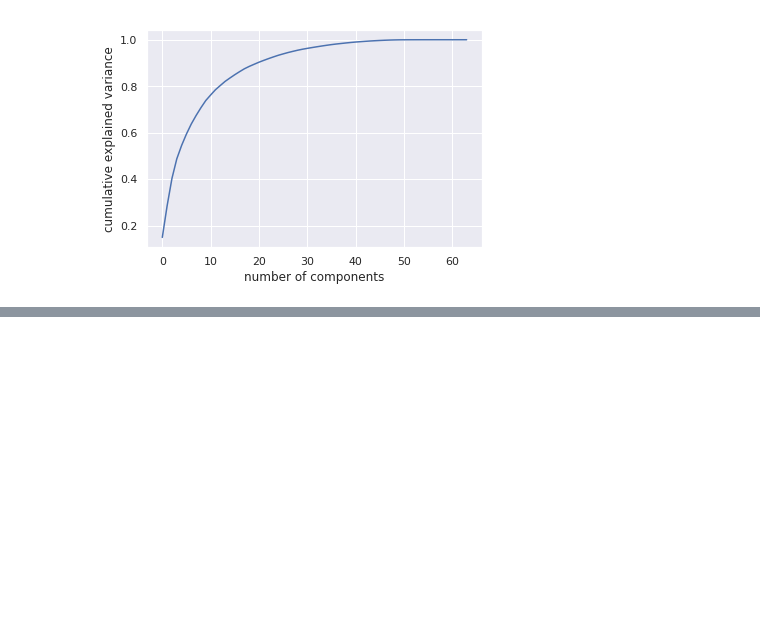
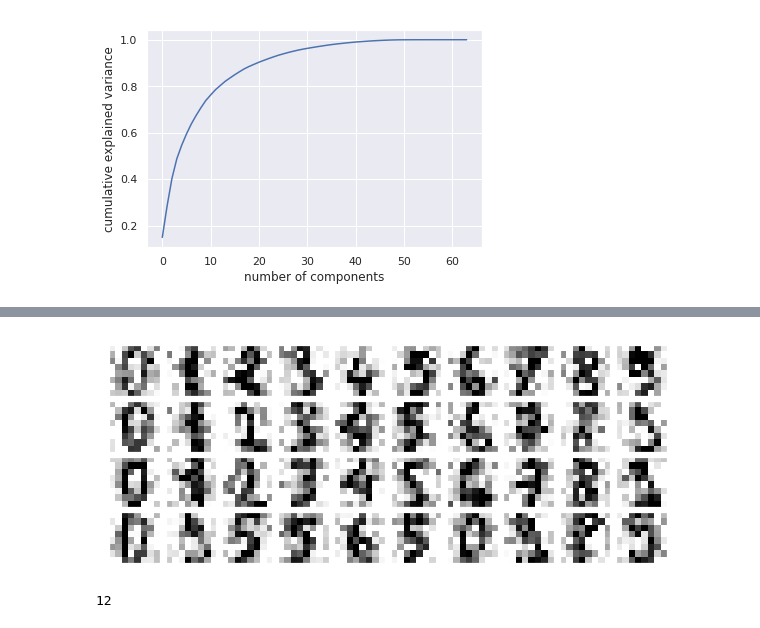
Before and after one commit to thimi0412/PythonDataScinence, a Jupyter notebook: scikit-lean-pra/PCA.ipynb, the cells around one changed output, grey strips where cells are left out. Saved outputs shown, nothing was run; the diff lists cells and outputs as text; code cells hidden in the pictures; blank space fills up the shorter version.

```diff
--- a/scikit-lean-pra/PCA.ipynb
+++ b/scikit-lean-pra/PCA.ipynb
@@ -113,0 +129,12 @@ Text(0, 0.5, 'cumulative explained variance')
+# %%
+# ノイズをのせる
+np.random.seed(43)
+noisy = np.random.normal(digits.data, 4)
+plot_digits(noisy)
+# %% [output]
+[figure, added]
+# %%
+pca = PCA(0.50).fit(noisy)
+pca.n_components_
+# %% [output]
+12
```
Also changed, not shown: parts of 12 cells of this notebook.
